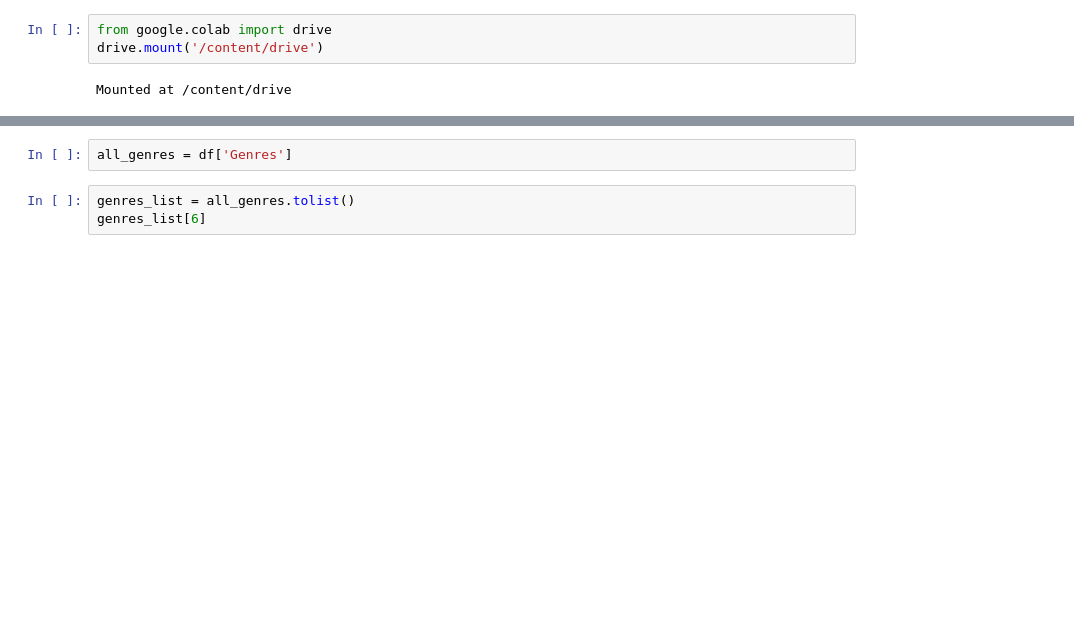
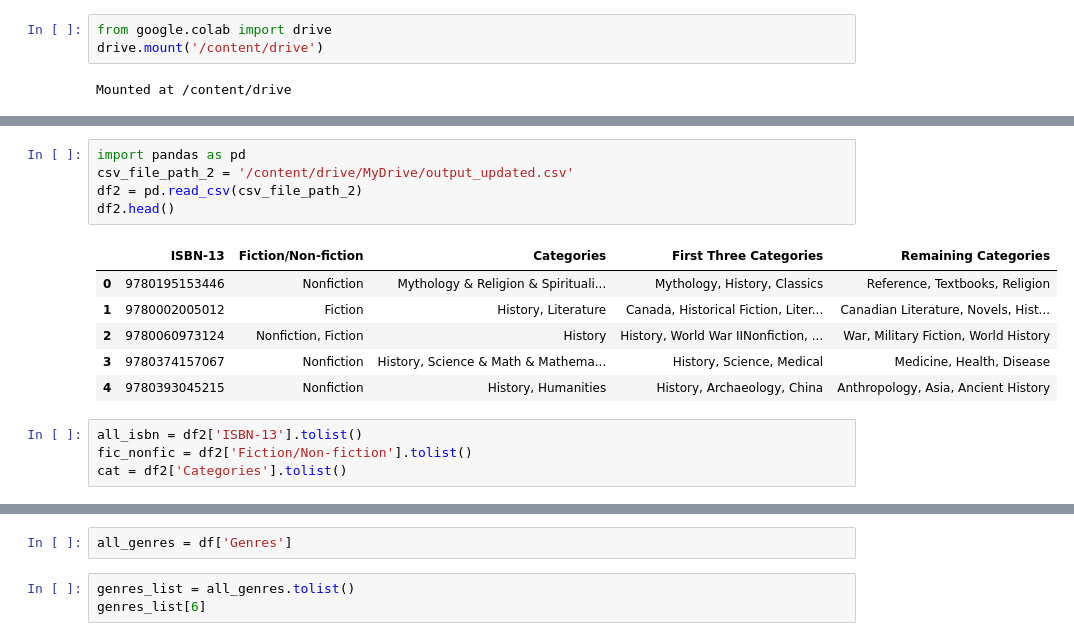
Before and after one commit to ayush572/Final_Year_Internship_Work, a Jupyter notebook: Complete_Data_processing_IIT_Indore_Internship.ipynb, the cells around one changed output, grey strips where cells are left out. Drawn from its saved outputs; the diff is of its cells as text; blank space fills up the shorter version.

```diff
--- a/Complete_Data_processing_IIT_Indore_Internship.ipynb
+++ b/Complete_Data_processing_IIT_Indore_Internship.ipynb
@@ -79,0 +62,16 @@ Name: ISBN, Length: 10218, dtype: object
+# %%
+import pandas as pd
+csv_file_path_2 = '/content/drive/MyDrive/output_updated.csv'
+df2 = pd.read_csv(csv_file_path_2)
+df2.head()
+# %% [output]
+|  | ISBN-13 | Fiction/Non-fiction | Categories | First Three Categories | Remaining Categories |
+| 0 | 9780195153446 | Nonfiction | Mythology & Religion & Spirituali... | Mythology, History, Classics | Reference, Textbooks, Religion |
+| 1 | 9780002005012 | Fiction | History, Literature | Canada, Historical Fiction, Liter... | Canadian Literature, Novels, Hist... |
+| 2 | 9780060973124 | Nonfiction, Fiction | History | History, World War IINonfiction, ... | War, Military Fiction, World History |
+| 3 | 9780374157067 | Nonfiction | History, Science & Math & Mathema... | History, Science, Medical | Medicine, Health, Disease |
+| 4 | 9780393045215 | Nonfiction | History, Humanities | History, Archaeology, China | Anthropology, Asia, Ancient History |
+# %%
+all_isbn = df2['ISBN-13'].tolist()
+fic_nonfic = df2['Fiction/Non-fiction'].tolist()
+cat = df2['Categories'].tolist()
```
Also changed, not shown: parts of 162 cells of this notebook.
